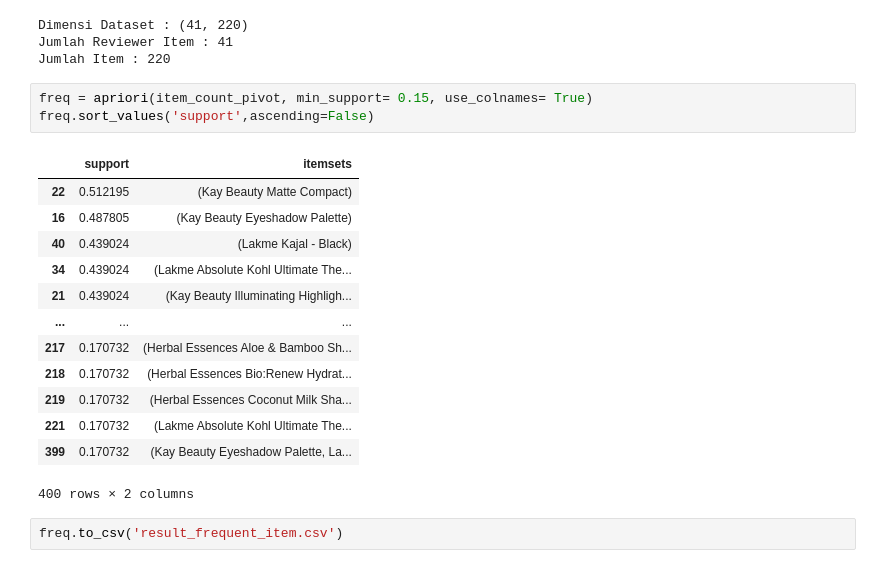
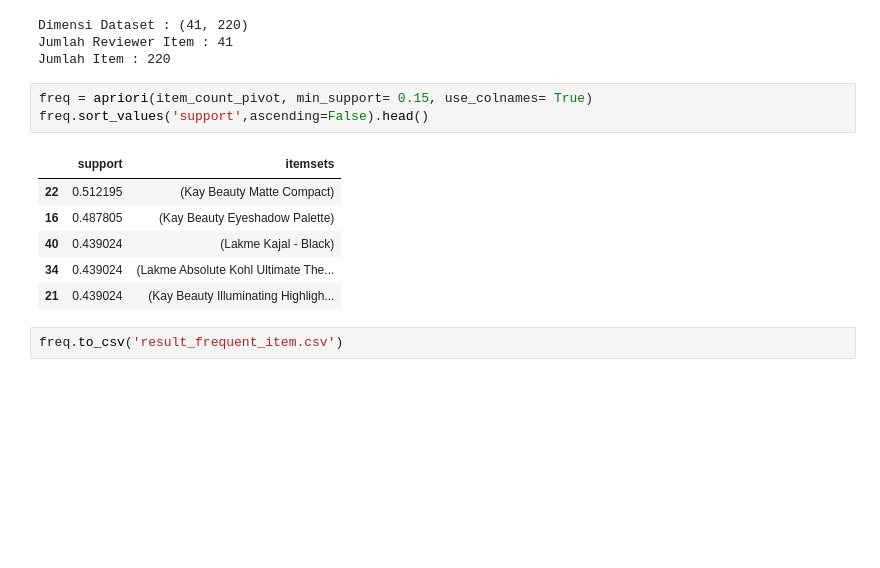
Before and after one commit to rfdharma/Association_Rule---Market-Basket-Analysis---Apriori, a Jupyter notebook: Skincare_Review/2/model_skincare_nyka.ipynb, the cells around one changed output. Drawn from its saved outputs; the diff is of its cells as text; blank space fills up the shorter version.

```diff
--- a/Skincare_Review/2/model_skincare_nyka.ipynb
+++ b/Skincare_Review/2/model_skincare_nyka.ipynb
@@ -229,21 +232,14 @@ Jumlah Reviewer Item : 41
 Jumlah Item : 220
 # %%
 freq = apriori(item_count_pivot, min_support= 0.15, use_colnames= True)
-freq.sort_values('support',ascending=False)
+freq.sort_values('support',ascending=False).head()
 # %% [output]
 |  | support | itemsets |
 | 22 | 0.512195 | (Kay Beauty Matte Compact) |
 | 16 | 0.487805 | (Kay Beauty Eyeshadow Palette) |
 | 40 | 0.439024 | (Lakme Kajal - Black) |
 | 34 | 0.439024 | (Lakme Absolute Kohl Ultimate The... |
 | 21 | 0.439024 | (Kay Beauty Illuminating Highligh... |
-| ... | ... | ... |
-| 217 | 0.170732 | (Herbal Essences Aloe & Bamboo Sh... |
-| 218 | 0.170732 | (Herbal Essences Bio:Renew Hydrat... |
-| 219 | 0.170732 | (Herbal Essences Coconut Milk Sha... |
-| 221 | 0.170732 | (Lakme Absolute Kohl Ultimate The... |
-| 399 | 0.170732 | (Kay Beauty Eyeshadow Palette, La... |
-400 rows × 2 columns
 # %%
 freq.to_csv('result_frequent_item.csv')
 # %%
```
Also changed, not shown: parts of 6 cells of this notebook, 5 other files.
